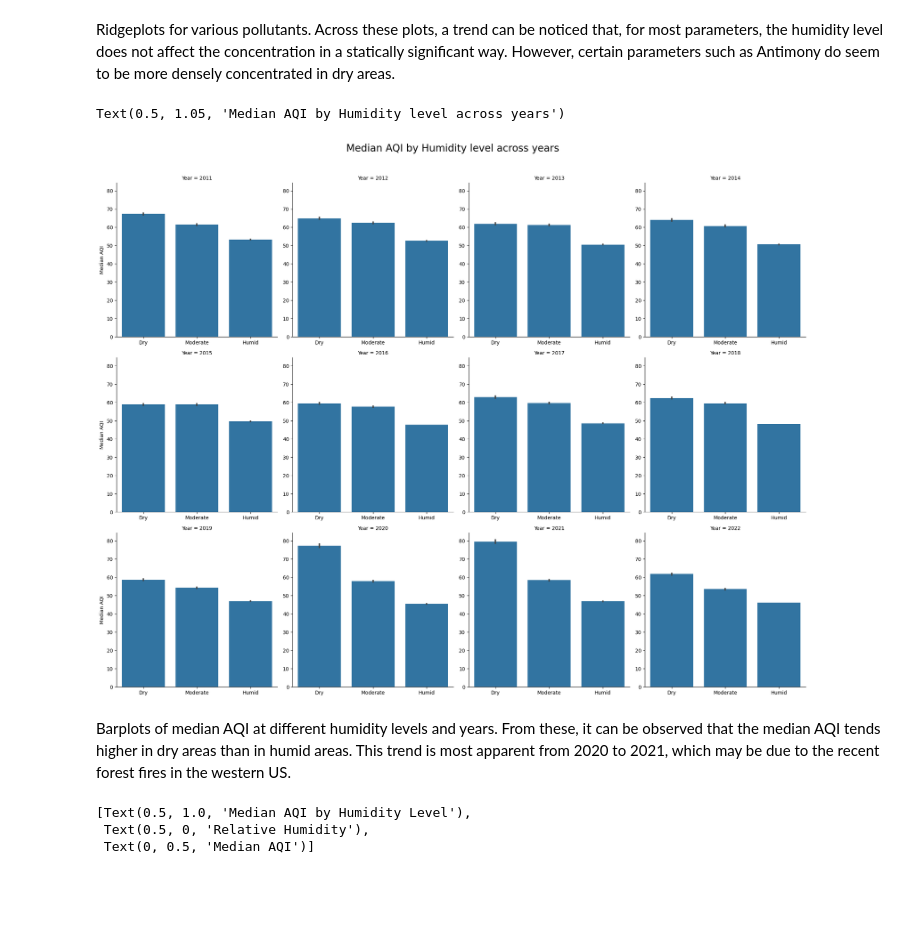
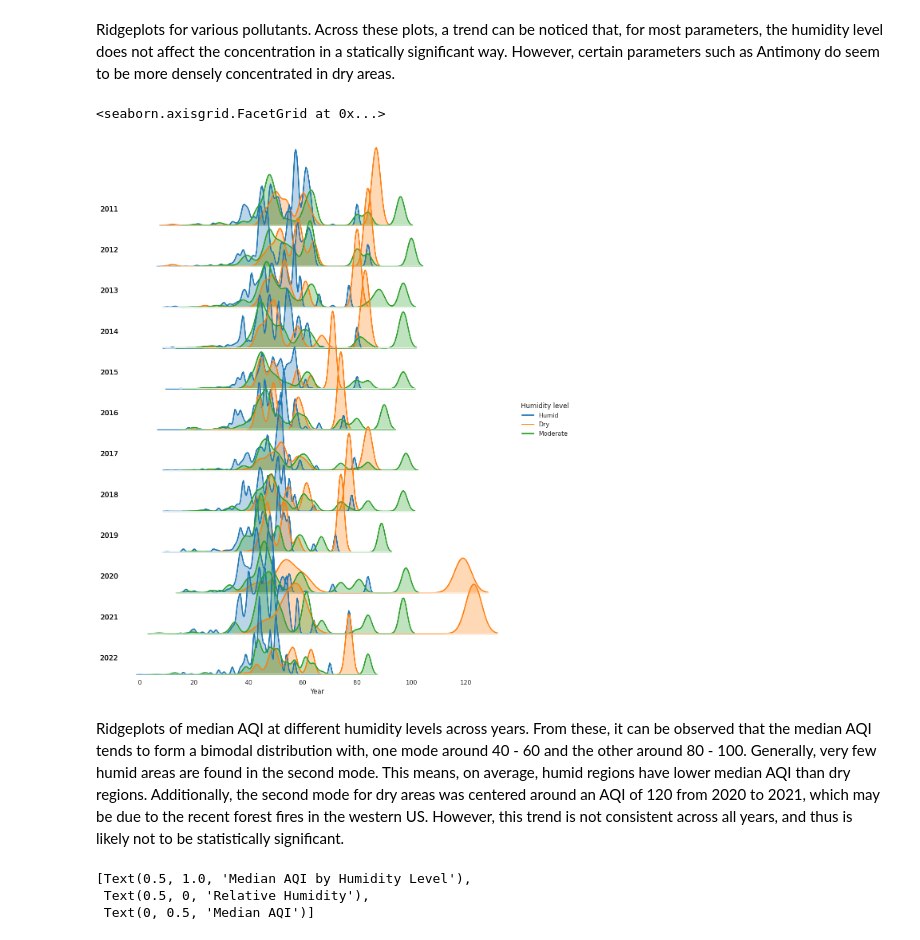
Before and after one commit to ubco-W2022T2-data301/project-group-group04, a Jupyter notebook: analysis/analysis2.ipynb, the cells around one changed output. Drawn from its saved outputs; the diff is of its cells as text; code cells hidden in the pictures; blank space fills up the shorter version.

```diff
--- a/analysis/analysis2.ipynb
+++ b/analysis/analysis2.ipynb
@@ -110,7 +112,7 @@ df = pf.wrangling(
         "Zinc (TSP) STP",
     ]
 )
-sns.set_theme(style="white", rc={"axes.facecolor": (0, 0, 0, 0)})
+sns.set_theme(style="dark", rc={"axes.facecolor": (0, 0, 0, 0)})
 plot = sns.FacetGrid(
     df,
     col="Parameter Name",
@@ -148,13 +150,37 @@ None
 Ridgeplots for various pollutants. Across these plots, a trend can be noticed that, for most parameters, the humidity level does not affect the concentration in a statically significant way. However, certain parameters such as Antimony do seem to be more densely concentrated in dry areas.
 # %%
 df = pf.wrangling()
-plot = sns.FacetGrid(df, col="Year", height=5, aspect=1,sharey="all", col_wrap=4,sharex=None).map_dataframe(sns.barplot, y = "Median AQI", x = "Dryness", order= ["Dry", "Moderate", "Humid"]).set_axis_labels("", "Median AQI")
-plot.fig.suptitle("Median AQI by Humidity level across years", fontsize=20, y=1.05)
+# plot = sns.FacetGrid(df, col="Year", height=5, aspect=1,sharey="all", col_wrap=4,sharex=None).map_dataframe(sns.barplot, y = "Median AQI", x = "Dryness", order= ["Dry", "Moderate", "Humid"]).set_axis_labels("", "Median AQI")
+# plot.fig.suptitle("Median AQI by Humidity level across years", fontsize=20, y=1.05)
+plot = sns.FacetGrid(
+    df,
+    col="Year",
+    height=1.2,
+    aspect=9,
+    sharey=False,
+    col_wrap=1,
+    sharex=True,
+    hue="Dryness",
+    legend_out=True,
+    palette='tab10',
+)
+plot.map(sns.kdeplot, "Median AQI", clip_on=False, fill=True, bw_adjust=0.5, alpha=0.3, linewidth=1.5)
+plot.map(sns.kdeplot, "Median AQI", clip_on=False, lw=2, bw_adjust=0.5)
+plot.set_axis_labels("", "")
+plot.despine(left=True)
+def label(x, color, label):
+    ax = plt.gca()
+    ax.text(0, 0.2, x.iloc[0], color="black", fontsize=13, ha="right", va="center", transform=ax.transAxes)
+plot.map(label, "Year")
+plot.fig.subplots_adjust(hspace=-0.5)
+plot.set_titles("")
+plot.set(yticks=[])
+plot.add_legend(title="Humidity level")
 # %% [output]
-Text(0.5, 1.05, 'Median AQI by Humidity level across years')
+<seaborn.axisgrid.FacetGrid at 0x...>
-[figure, old version]
+[figure, new version]
 # %% [markdown]
-Barplots of median AQI at different humidity levels and years. From these, it can be observed that the median AQI tends higher in dry areas than in humid areas. This trend is most apparent from 2020 to 2021, which may be due to the recent forest fires in the western US.
+Ridgeplots of median AQI at different humidity levels across years. From these, it can be observed that the median AQI tends to form a bimodal distribution with, one mode around 40 - 60 and the other around 80 - 100. Generally, very few humid areas are found in the second mode. This means, on average, humid regions have lower median AQI than dry regions. Additionally, the second mode for dry areas was centered around an AQI of 120 from 2020 to 2021, which may be due to the recent forest fires in the western US. However, this trend is not consistent across all years, and thus is likely not to be statistically significant.
 # %%
 df=pf.processing()
 df = df.loc[df["Parameter Name"] == "Relative Humidity ", ["Median AQI", "Arithmetic Mean","CBSA Name", "Year"]].groupby(["CBSA Name"])[["Median AQI", "Arithmetic Mean","Year"]].mean().reset_index()
```
Also changed, not shown: parts of 11 cells of this notebook.
